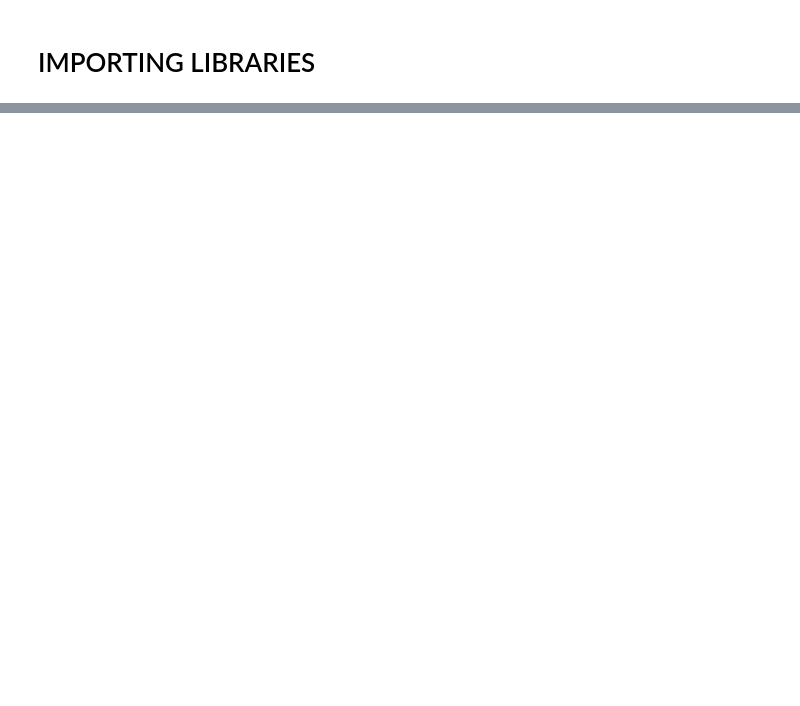
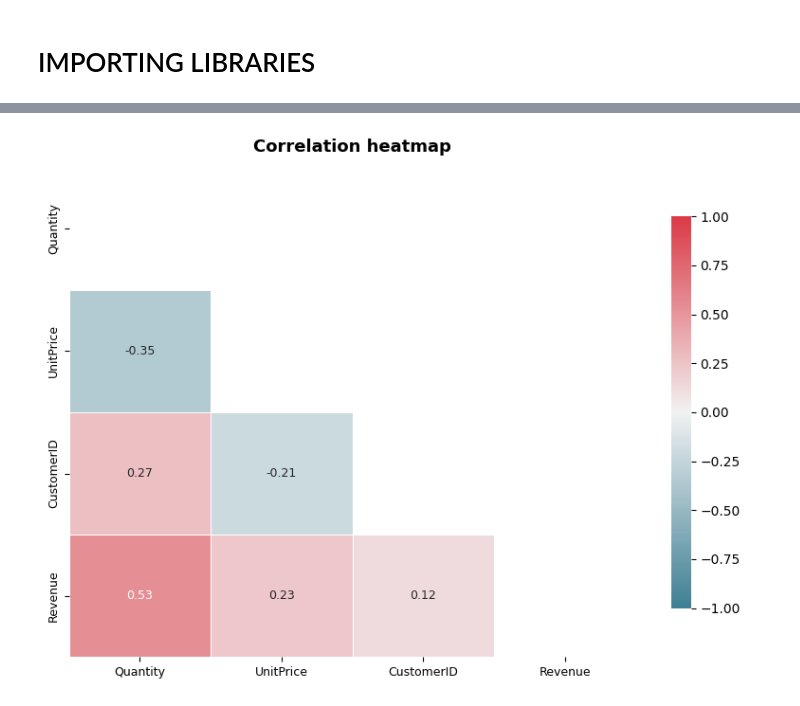
Before and after one commit to tushantrao141-arch/RetailPulse-AI-Powered-Customer-Analytics-Demand-Forecasting, a Jupyter notebook: notebooks/eda_cleaning.ipynb, the cells around one changed output, grey strips where cells are left out. Cells and saved outputs as stored; diff of their text form; code cells hidden in the pictures; blank space fills up the shorter version.

```diff
--- a/notebooks/eda_cleaning.ipynb
+++ b/notebooks/eda_cleaning.ipynb
@@ -23,0 +293,20 @@ data.head()
+# %%
+# Fill description using StockCode → known description map
+code_to_desc = (
+    df.dropna(subset=['Description'])
+    .groupby('StockCode')['Description']
+    .agg(lambda x: x.mode()[0])
+)
+df['Description'] = df['Description'].fillna(df['StockCode'].map(code_to_desc))
+
+# Hardcode known service codes
+manual_map = {
+    'POST': 'Postage', 'DOT': 'Dotcom Postage', 'M': 'Manual Entry',
+    'BANK CHARGES': 'Bank Charges', 'AMAZONFEE': 'Amazon Fee',
+    'C2': 'Carriage', 'S': 'Sample', 'CRUK': 'CRUK Commission'
+}
+df['Description'] = df['Description'].fillna(df['StockCode'].map(manual_map))
+
+#  Label remaining as UNKNOWN
+df['Description'] = df['Description'].fillna('UNKNOWN_' + df['StockCode'].astype(str))
+print(df['Description'].isnull().sum())
@@ -23,0 +504,28 @@ data.head()
+# %%
+# Correlation heatmap
+fig, ax = plt.subplots(figsize=(8, 6))
+num_df = df_capped.select_dtypes(include=np.number)
+corr= num_df.corr()
+mask = np.triu(np.ones_like(corr, dtype=bool))
+cmap = sns.diverging_palette(220, 10, as_cmap=True)
+sns.heatmap(
+    corr,
+    ax=ax,
+    mask=mask,
+    annot=True,
+    fmt=".2f",
+    cmap=cmap,
+    center=0,
+    vmin=-1, vmax=1,
+    linewidths=0.5,
+    linecolor="white",
+    annot_kws={"size": 9},
+    cbar_kws={"shrink": 0.8}
+)
+ax.set_title("Correlation heatmap",
+             fontsize=13, fontweight="bold", pad=12)
+ax.tick_params(labelsize=9)
+plt.tight_layout()
+plt.show()
+# %% [output]
+[figure, added]
```
Also changed, not shown: parts of 14 cells of this notebook, 2 other files.
